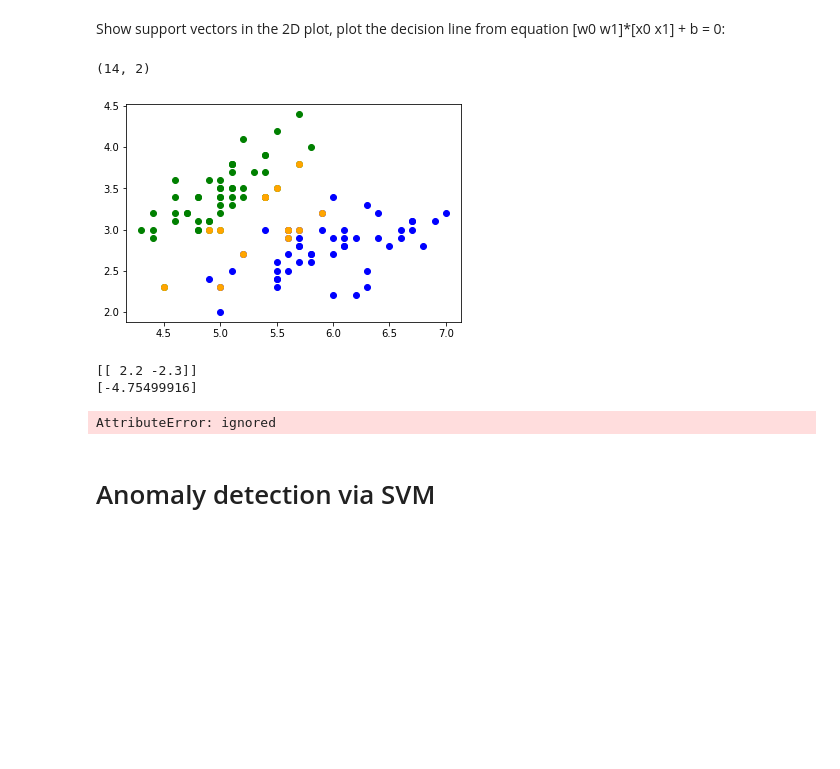
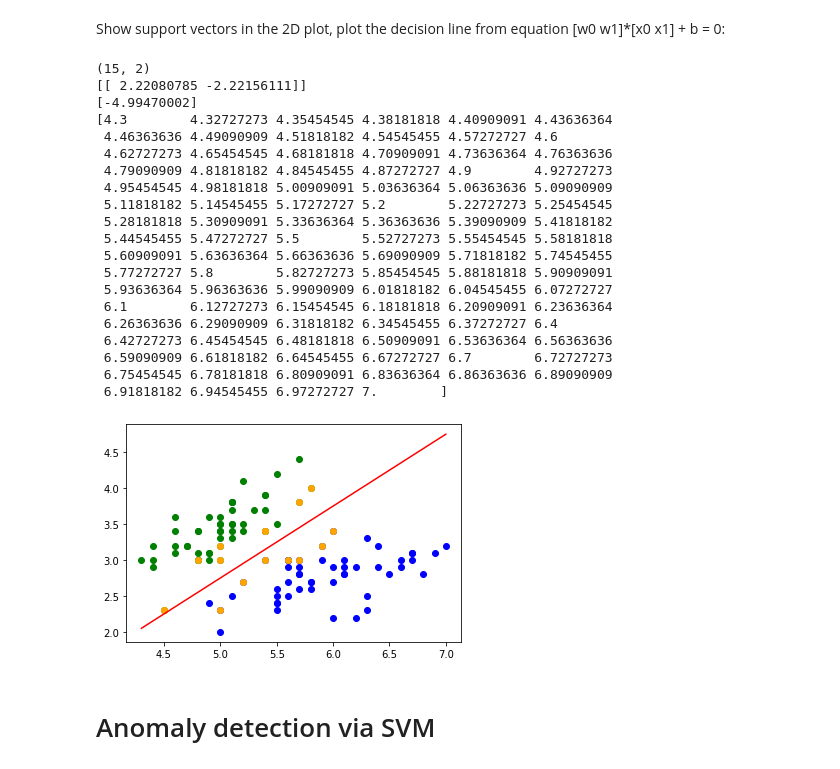
Before and after one commit to tmarcak/MPA-MLF, a Jupyter notebook: PC_3/MPA_MLF_SVM_solution.ipynb, the cells around one changed output. Saved outputs shown, nothing was run; the diff lists cells and outputs as text; code cells hidden in the pictures; blank space fills up the shorter version.

```diff
--- a/PC_3/MPA_MLF_SVM_solution.ipynb
+++ b/PC_3/MPA_MLF_SVM_solution.ipynb
@@ -51,13 +55,14 @@ Let's explore more now.
 *   SVM is in its basic form a 2-class classifier, so eliminate iris.target =2 from the data
 # %%
 from sklearn.svm import SVC
-X = iris.data[iris.target!=2,0:2]
-y = iris.target[iris.target!=2]
+X2 = X[iris.target!=2,0:2]
+y2 = y[iris.target!=2]
 #X = iris.data[:,0:2]
 #y = iris.target
-X_train, X_test, y_train, y_test = train_test_split(X,y,test_size=0.2)
-print(X_train.shape)
-print(X_test.shape)
+
+X_train2, X_test2, y_train2, y_test2 = train_test_split(X2,y2,test_size=0.2)
+print(X_train2.shape)
+print(X_test2.shape)
 # %% [output]
 (80, 2)
 (20, 2)
@@ -76,42 +81,57 @@ Train and test the SVM classifier, play with regularization parameter C (either
 # %%
 from sklearn.svm import SVC
 SVMmodel=SVC(kernel='linear')
-SVMmodel.fit(X_train,y_train)
+SVMmodel.fit(X_train2,y_train2)
 SVMmodel.get_params()
-SVMmodel.score(X_test,y_test)
+SVMmodel.score(X_test2,y_test2)
 # %% [output]
 1.0
 # %% [markdown]
 Show support vectors in the 2D plot, plot the decision line from equation [w0 w1]*[x0 x1] + b = 0:
 # %%
 import numpy as np
-import matplotlib.pyplot as plt
+
 supvectors=SVMmodel.support_vectors_
 # Plot the support vectors here
 print(supvectors.shape)
 
-plt.scatter(X[y==0,0], X[y==0,1], color = 'green')
-plt.scatter(X[y==1,0], X[y==1,1], color = 'blue')
-plt.scatter(supvectors[:,0], supvectors[:,1], color = 'orange')
-plt.show()
+plot.scatter(X2[y2==0,0], X2[y2==0,1], color = 'green')
+plot.scatter(X2[y2==1,0], X2[y2==1,1], color = 'blue')
+plot.scatter(supvectors[:,0], supvectors[:,1], color = 'orange')
 
 #Separating line coefficients:
 W=SVMmodel.coef_
 b=SVMmodel.intercept_
 print(W)
 print(b)
 
 W = W.tolist()[0]
-decline_x = np.linspace(min(X[:,0]), max(X[:,0]), 10)
+decline_x = np.linspace(min(X2[:,0]), max(X2[:,0]), 100)
 decline_y = -W[0]/W[1]*decline_x-b/W[1]
-plt.plt(decline_x, decline_y, c = 'red')
+plot.plot(decline_x, decline_y, c = 'red')
 print(decline_x)
 # %% [output]
-(14, 2)
+(15, 2)
+[[ 2.22080785 -2.22156111]]
+[-4.99470002]
+[4.3        4.32727273 4.35454545 4.38181818 4.40909091 4.43636364
+ 4.46363636 4.49090909 4.51818182 4.54545455 4.57272727 4.6
+ 4.62727273 4.65454545 4.68181818 4.70909091 4.73636364 4.76363636
+ 4.79090909 4.81818182 4.84545455 4.87272727 4.9        4.92727273
+ 4.95454545 4.98181818 5.00909091 5.03636364 5.06363636 5.09090909
+ 5.11818182 5.14545455 5.17272727 5.2        5.22727273 5.25454545
+ 5.28181818 5.30909091 5.33636364 5.36363636 5.39090909 5.41818182
+ 5.44545455 5.47272727 5.5        5.52727273 5.55454545 5.58181818
+ 5.60909091 5.63636364 5.66363636 5.69090909 5.71818182 5.74545455
+ 5.77272727 5.8        5.82727273 5.85454545 5.88181818 5.90909091
+ 5.93636364 5.96363636 5.99090909 6.01818182 6.04545455 6.07272727
+ 6.1        6.12727273 6.15454545 6.18181818 6.20909091 6.23636364
+ 6.26363636 6.29090909 6.31818182 6.34545455 6.37272727 6.4
+ 6.42727273 6.45454545 6.48181818 6.50909091 6.53636364 6.56363636
+ 6.59090909 6.61818182 6.64545455 6.67272727 6.7        6.72727273
+ 6.75454545 6.78181818 6.80909091 6.83636364 6.86363636 6.89090909
+ 6.91818182 6.94545455 6.97272727 7.        ]
-[figure, old version]
+[figure, new version]
-[[ 2.2 -2.3]]
-[-4.75499916]
-AttributeError: ignored
 # %% [markdown]
 # Anomaly detection via SVM
 # %% [markdown]
```
Also changed, not shown: parts of 7 cells of this notebook.
